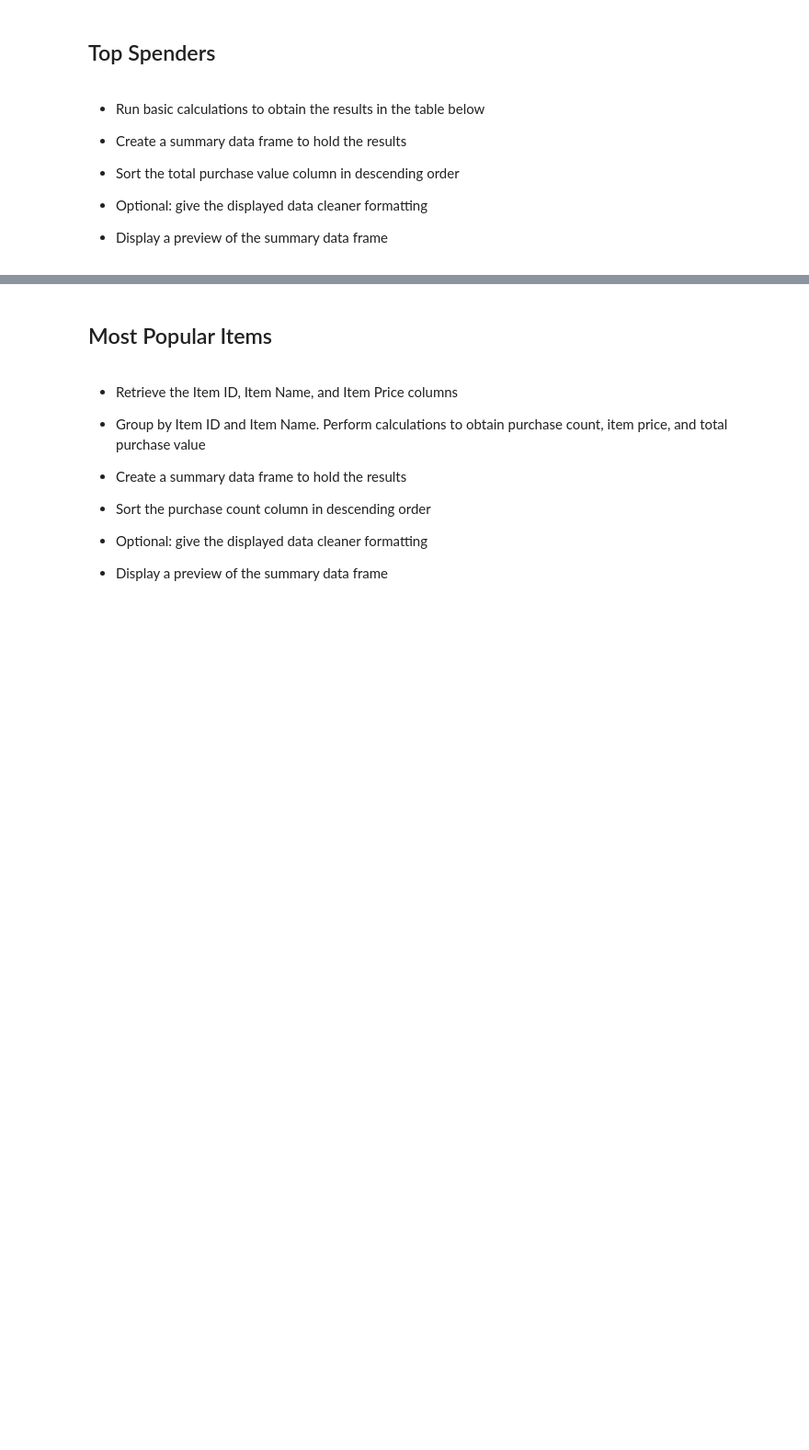
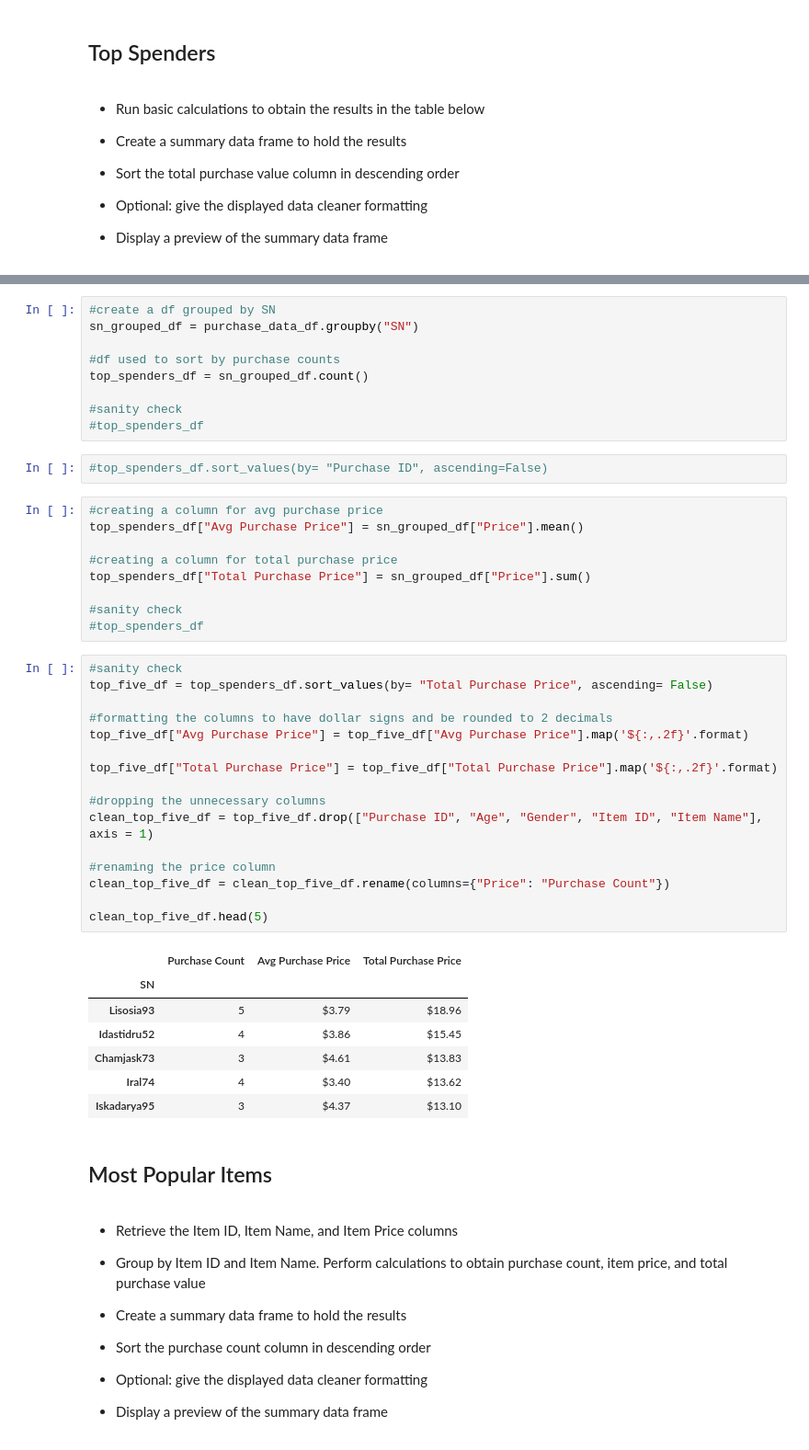
Before and after one commit to Ntorres95/pandas_challenge, a Jupyter notebook: HeroesOfPymoli_starter.ipynb, the cells around one changed output, grey strips where cells are left out. Shown at 92% size. Drawn from its saved outputs; the diff is of its cells as text; blank space fills up the shorter version.

```diff
--- a/HeroesOfPymoli_starter.ipynb
+++ b/HeroesOfPymoli_starter.ipynb
@@ -547,3 +500,47 @@ reedited_analysis_df
+# %%
+#create a df grouped by SN
+sn_grouped_df = purchase_data_df.groupby("SN")
+
+#df used to sort by purchase counts
+top_spenders_df = sn_grouped_df.count()
+
+#sanity check
+#top_spenders_df
+# %%
+#top_spenders_df.sort_values(by= "Purchase ID", ascending=False)
+# %%
+#creating a column for avg purchase price
+top_spenders_df["Avg Purchase Price"] = sn_grouped_df["Price"].mean()
+
+#creating a column for total purchase price
+top_spenders_df["Total Purchase Price"] = sn_grouped_df["Price"].sum()
+
+#sanity check
+#top_spenders_df
+# %%
+#sanity check
+top_five_df = top_spenders_df.sort_values(by= "Total Purchase Price", ascending= False)
+
+#formatting the columns to have dollar signs and be rounded to 2 decimals
+top_five_df["Avg Purchase Price"] = top_five_df["Avg Purchase Price"].map('${:,.2f}'.format)
+
+top_five_df["Total Purchase Price"] = top_five_df["Total Purchase Price"].map('${:,.2f}'.format)
+
+#dropping the unnecessary columns
+clean_top_five_df = top_five_df.drop(["Purchase ID", "Age", "Gender", "Item ID", "Item Name"], axis = 1)
+
+#renaming the price column
+clean_top_five_df = clean_top_five_df.rename(columns={"Price": "Purchase Count"})
+
+clean_top_five_df.head(5)
+# %% [output]
+|  | Purchase Count | Avg Purchase Price | Total Purchase Price |
+| SN |  |  |  |
+| Lisosia93 | 5 | $3.79 | $18.96 |
+| Idastidru52 | 4 | $3.86 | $15.45 |
+| Chamjask73 | 3 | $4.61 | $13.83 |
+| Iral74 | 4 | $3.40 | $13.62 |
+| Iskadarya95 | 3 | $4.37 | $13.10 |
 # %% [markdown]
 ## Most Popular Items
 # %% [markdown]
```
Also changed, not shown: parts of 12 cells of this notebook.
